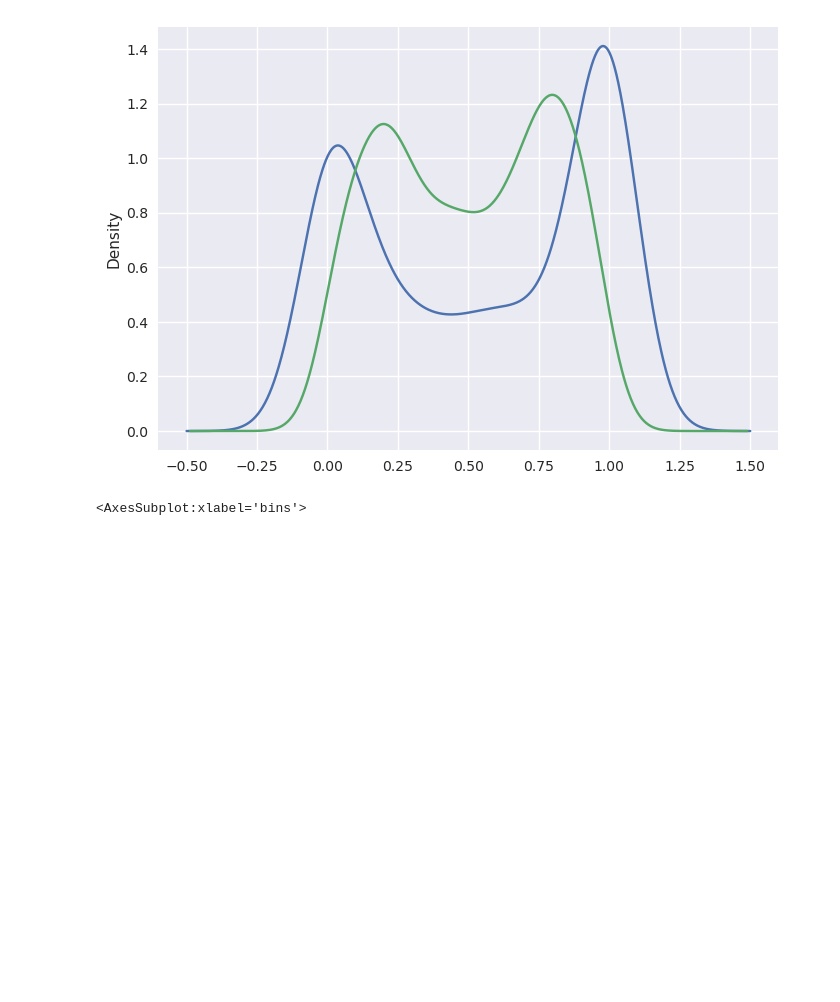
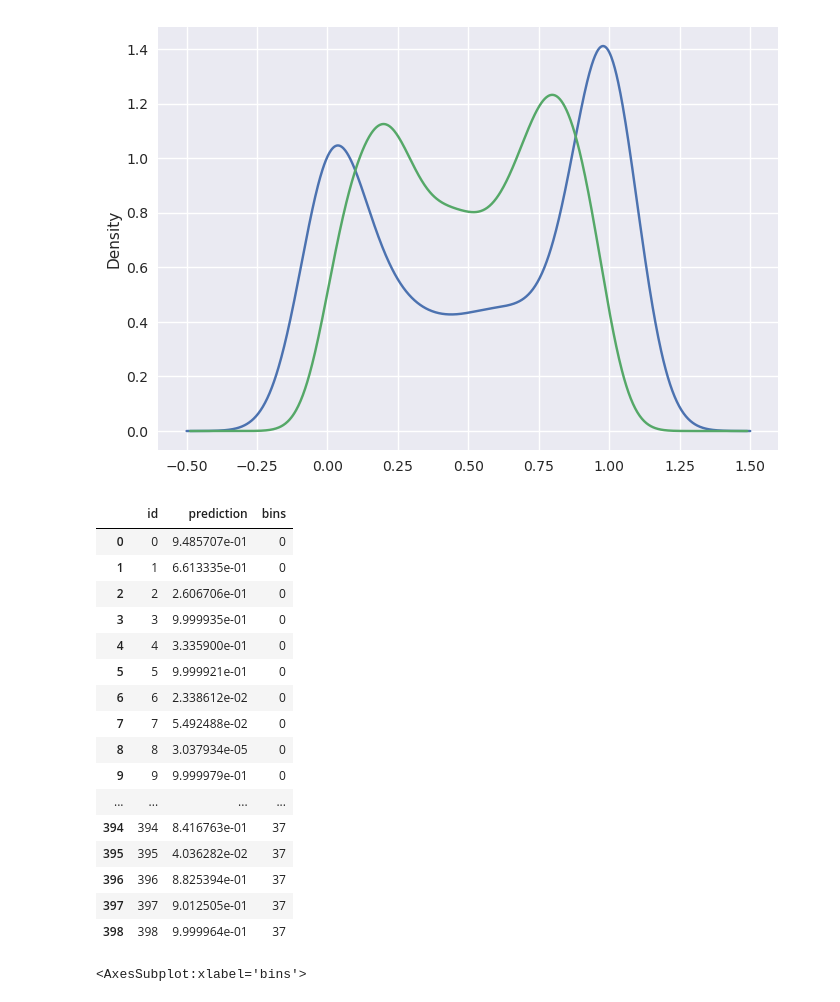
Before and after one commit to boostcampaitech4lv23recsys2/level2_dkt_recsys-level2-recsys-08, a Jupyter notebook: FeatrueEngineering/FE_유저의_실력.ipynb, the cells around one changed output. Cells and saved outputs as stored; diff of their text form; code cells hidden in the pictures; blank space fills up the shorter version.

```diff
--- a/FeatrueEngineering/FE_유저의_실력.ipynb
+++ b/FeatrueEngineering/FE_유저의_실력.ipynb
@@ -283,6 +285,26 @@ auc819.prediction.plot(kind='kde')
 [figure]
 # %%
 bins=70
+# %%
+auc677
+# %% [output]
+|  | id | prediction | bins |
+| 0 | 0 | 9.485707e-01 | 0 |
+| 1 | 1 | 6.613335e-01 | 0 |
+| 2 | 2 | 2.606706e-01 | 0 |
+| 3 | 3 | 9.999935e-01 | 0 |
+| 4 | 4 | 3.335900e-01 | 0 |
+| 5 | 5 | 9.999921e-01 | 0 |
+| 6 | 6 | 2.338612e-02 | 0 |
+| 7 | 7 | 5.492488e-02 | 0 |
+| 8 | 8 | 3.037934e-05 | 0 |
+| 9 | 9 | 9.999979e-01 | 0 |
+| ... | ... | ... | ... |
+| 394 | 394 | 8.416763e-01 | 37 |
+| 395 | 395 | 4.036282e-02 | 37 |
+| 396 | 396 | 8.825394e-01 | 37 |
+| 397 | 397 | 9.012505e-01 | 37 |
+| 398 | 398 | 9.999964e-01 | 37 |
 # %%
 auc677['bins'] = pd.cut(auc677.index,bins)
 bins_map = {k:v for v,k in enumerate(sorted(auc677.bins.unique()))}
```
Also changed, not shown: parts of 6 cells of this notebook.
